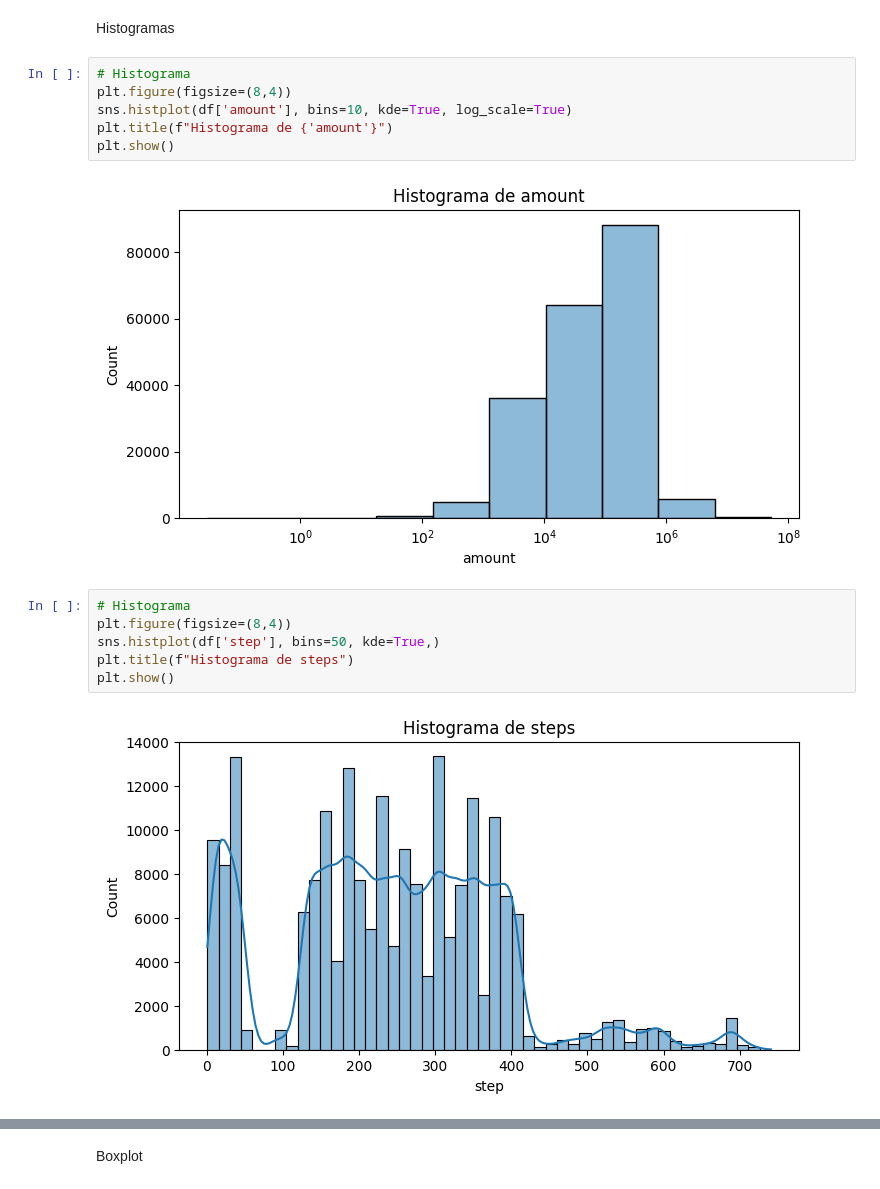
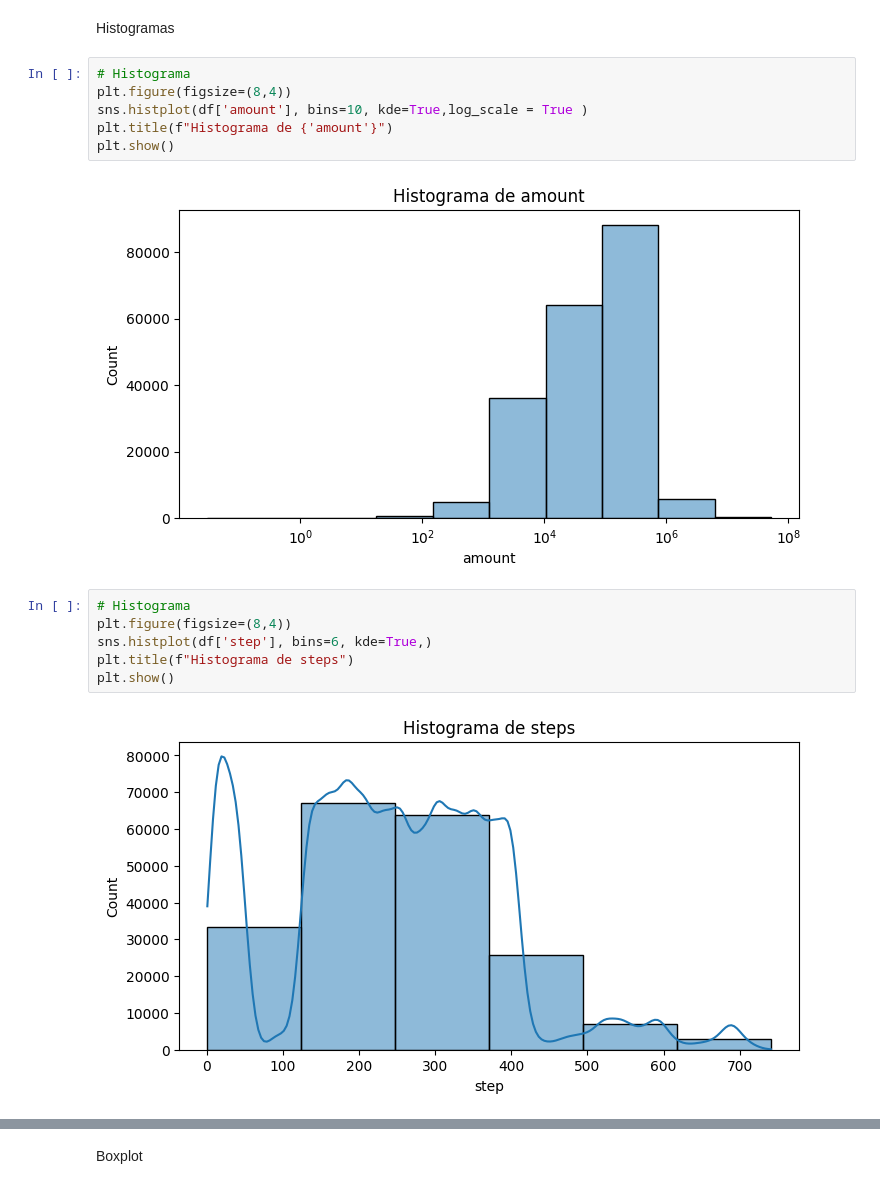
Before and after one commit to Hakerman564/credit-card-analysis, a Jupyter notebook: notebooks/1_eda_exploracion_general.ipynb, the cells around one changed output, grey strips where cells are left out. Cells and saved outputs as stored; diff of their text form.

```diff
--- a/notebooks/1_eda_exploracion_general.ipynb
+++ b/notebooks/1_eda_exploracion_general.ipynb
@@ -218,7 +229,7 @@ Histogramas
 # %%
 # Histograma
 plt.figure(figsize=(8,4))
-sns.histplot(df['amount'], bins=10, kde=True, log_scale=True)
+sns.histplot(df['amount'], bins=10, kde=True,log_scale = True )
 plt.title(f"Histograma de {'amount'}")
 plt.show()
 # %% [output]
@@ -226,8 +237,8 @@ plt.show()
 # %%
 # Histograma
 plt.figure(figsize=(8,4))
-sns.histplot(df['step'], bins=50, kde=True,)
+sns.histplot(df['step'], bins=6, kde=True,)
 plt.title(f"Histograma de steps")
 plt.show()
 # %% [output]
-[figure, old version]
+[figure, new version]
```
Also changed, not shown: parts of 16 cells of this notebook.
